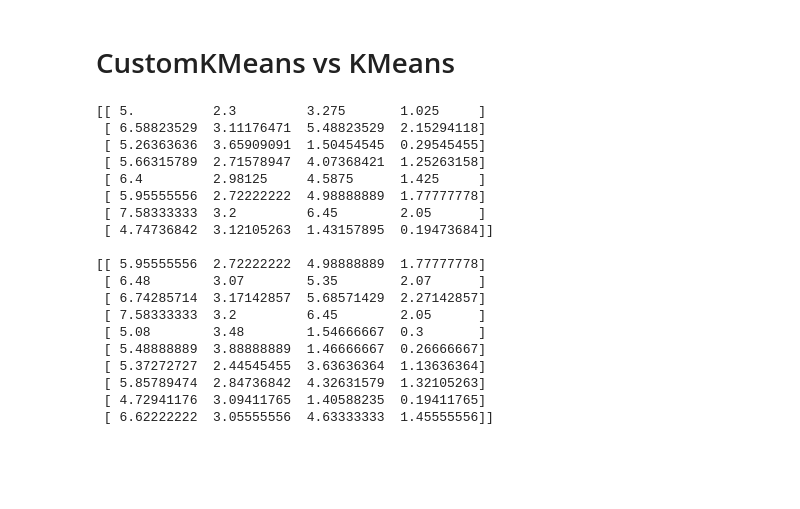
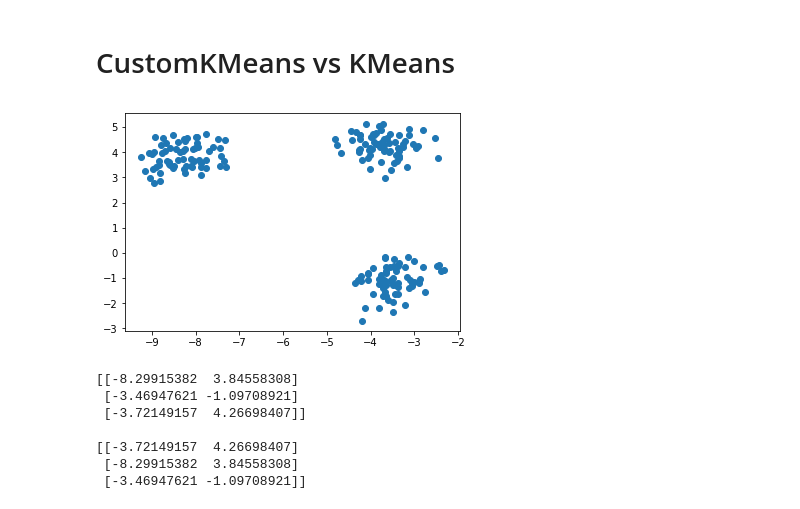
Before and after one commit to sahilsehwag/machine-learning-algorithms, a Jupyter notebook: kmeans.ipynb, the cells around one changed output. Cells and saved outputs as stored; diff of their text form; code cells hidden in the pictures; blank space fills up the shorter version.

Commit message:
Refactored kmeans, Updated predict(), added plots for visual verification.

```diff
--- a/kmeans.ipynb
+++ b/kmeans.ipynb
@@ -112,2 +120,11 @@ class CustomKMeans(BaseEstimator, ClusterMixin):
 # %% [markdown]
 # CustomKMeans vs KMeans
+# %%
+#creating clusters
+X,y = make_blobs(n_features=2, n_samples=200, cluster_std=0.5)
+
+#plotting data
+plt.scatter(X[:,0], X[:,1])
+plt.show()
+# %% [output]
+[figure, added]
@@ -114,27 +134,12 @@ class CustomKMeans(BaseEstimator, ClusterMixin):
 # %%
-skModel = KMeans().fit(xTrain)
-custModel = CustomKMeans().fit(xTrain)
-
 print(skModel.cluster_centers_)
 print()
 print(custModel.cluster_centers_)
 # %% [output]
-[[ 5.          2.3         3.275       1.025     ]
- [ 6.58823529  3.11176471  5.48823529  2.15294118]
- [ 5.26363636  3.65909091  1.50454545  0.29545455]
- [ 5.66315789  2.71578947  4.07368421  1.25263158]
- [ 6.4         2.98125     4.5875      1.425     ]
- [ 5.95555556  2.72222222  4.98888889  1.77777778]
- [ 7.58333333  3.2         6.45        2.05      ]
- [ 4.74736842  3.12105263  1.43157895  0.19473684]]
+[[-8.29915382  3.84558308]
+ [-3.46947621 -1.09708921]
+ [-3.72149157  4.26698407]]
 
-[[ 5.95555556  2.72222222  4.98888889  1.77777778]
- [ 6.48        3.07        5.35        2.07      ]
- [ 6.74285714  3.17142857  5.68571429  2.27142857]
- [ 7.58333333  3.2         6.45        2.05      ]
- [ 5.08        3.48        1.54666667  0.3       ]
- [ 5.48888889  3.88888889  1.46666667  0.26666667]
- [ 5.37272727  2.44545455  3.63636364  1.13636364]
- [ 5.85789474  2.84736842  4.32631579  1.32105263]
- [ 4.72941176  3.09411765  1.40588235  0.19411765]
- [ 6.62222222  3.05555556  4.63333333  1.45555556]]
+[[-3.72149157  4.26698407]
+ [-8.29915382  3.84558308]
+ [-3.46947621 -1.09708921]]
```
Also changed, not shown: parts of 7 cells of this notebook.
